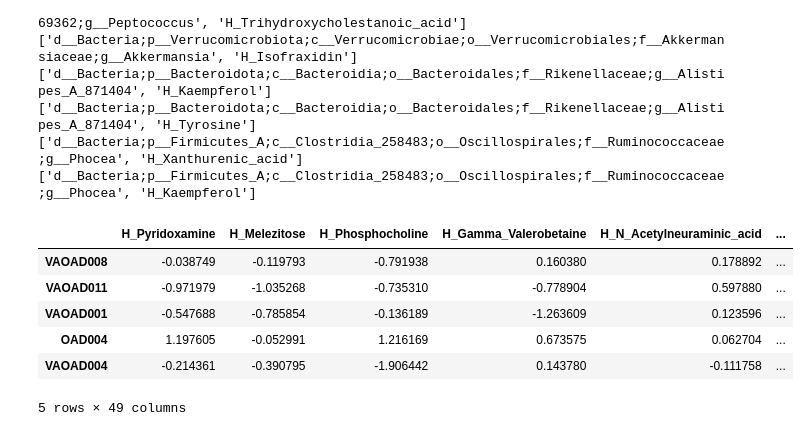
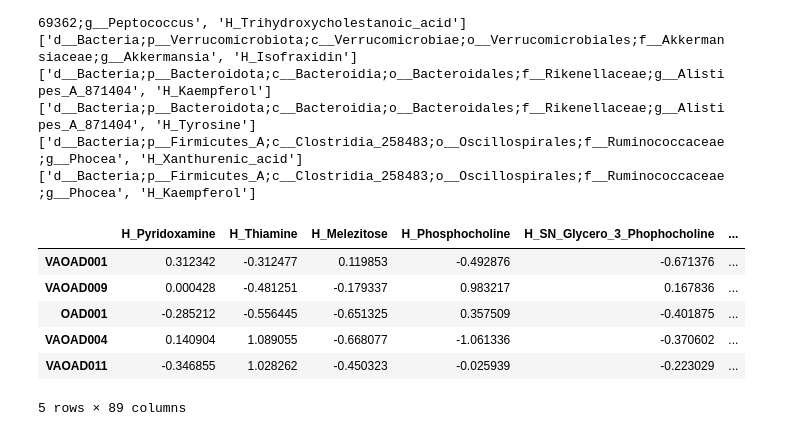
Before and after one commit to kbpi314/oa, a Jupyter notebook: code/oa_v4.ipynb, the cells around one changed output. Saved outputs shown, nothing was run; the diff lists cells and outputs as text; code cells hidden in the pictures.

```diff
--- a/code/oa_v4.ipynb
+++ b/code/oa_v4.ipynb
@@ -1541,31 +1568,31 @@ for g in ['stool','saliva']:
 # %%
 # CUTIE
 # In POST samples only
 # Color by Resp and Nonresp
 
 for g in ['saliva', 'stool']:
 
-    df_abun = pd.concat([gt_to_otu['saliva']['post'], gt_to_path['saliva']['post']],axis=1)
+    df_abun = pd.concat([gt_to_otu[g]['post'], gt_to_path[g]['post']],axis=1)
     df_abun.index = df_abun.index.map(lambda x: x.split('.post')[0].replace('-',''))
 
     df_map = type_to_df_map[g].set_index('Together')
     df_map = df_map[df_map['Timepoint'] == 'post']['WOMAC_P_Response']
     df_map.index = df_map.index.map(lambda x: x.split('.post')[0].replace('-',''))
 
-    df_meta = pd.concat([gt_to_meta['saliva']['After diet'],df_map], axis=1)
+    df_meta = pd.concat([gt_to_meta[g]['After diet'],df_map], axis=1)
 
     df_abun.to_csv(path + 'inputs/cutie_df_abun_' + g + '.tsv', sep='\t', index_label='SampleID')
     df_meta.to_csv(path + 'inputs/cutie_df_meta_' + g + '.tsv', sep='\t', index_label='SampleID')
 
 df_meta.head()
 # %% [output]
-|  | H_Pyridoxamine | H_Melezitose | H_Phosphocholine | H_Gamma_Valerobetaine | H_N_Acetylneuraminic_acid | ... |
-| VAOAD008 | -0.038749 | -0.119793 | -0.791938 | 0.160380 | 0.178892 | ... |
-| VAOAD011 | -0.971979 | -1.035268 | -0.735310 | -0.778904 | 0.597880 | ... |
-| VAOAD001 | -0.547688 | -0.785854 | -0.136189 | -1.263609 | 0.123596 | ... |
-| OAD004 | 1.197605 | -0.052991 | 1.216169 | 0.673575 | 0.062704 | ... |
-| VAOAD004 | -0.214361 | -0.390795 | -1.906442 | 0.143780 | -0.111758 | ... |
+|  | H_Pyridoxamine | H_Thiamine | H_Melezitose | H_Phosphocholine | H_SN_Glycero_3_Phophocholine | ... |
+| VAOAD001 | 0.312342 | -0.312477 | 0.119853 | -0.492876 | -0.671376 | ... |
+| VAOAD009 | 0.000428 | -0.481251 | -0.179337 | 0.983217 | 0.167836 | ... |
+| OAD001 | -0.285212 | -0.556445 | -0.651325 | 0.357509 | -0.401875 | ... |
+| VAOAD004 | 0.140904 | 1.089055 | -0.668077 | -1.061336 | -0.370602 | ... |
+| VAOAD011 | -0.346855 | 1.028262 | -0.450323 | -0.025939 | -0.223029 | ... |
-5 rows × 49 columns
+5 rows × 89 columns
 # %%
 # anaerobic vs aerobic in response
 # bile acids -> list? saliva and stool of interest
```
Also changed, not shown: parts of 8 cells of this notebook.
